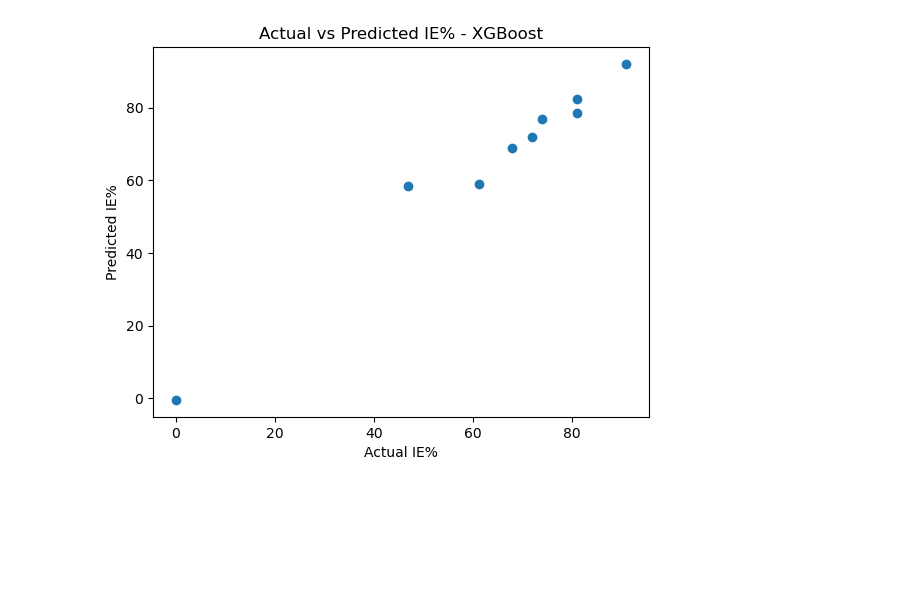
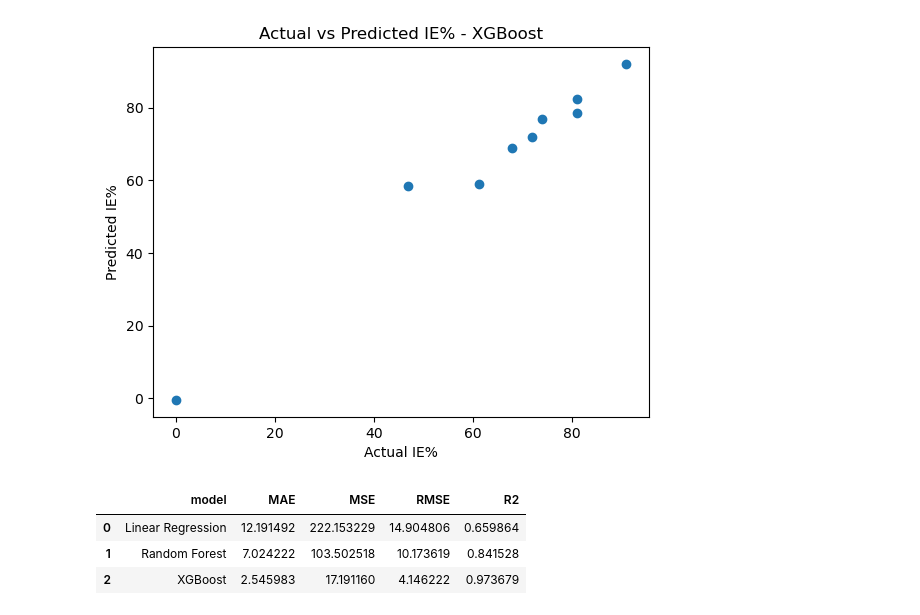
Before and after one commit to golafshani1985/ai-corrosion-quince, a Jupyter notebook: baseline_model.ipynb, the cells around one changed output. Cells and saved outputs as stored; diff of their text form; code cells hidden in the pictures; blank space fills up the shorter version.

Commit message:
Add reusable model evaluation function

```diff
--- a/baseline_model.ipynb
+++ b/baseline_model.ipynb
@@ -248,5 +245,5 @@ XGBRegressor(base_score=None, booster=None, callbacks=None,
 # %%
-pred=xgb.predict(X_test)
+pred_xgb=xgb.predict(X_test)
 # %%
 xgb.score(X_test,y_test)
 # %% [output]
@@ -271,3 +268,24 @@ plt.title("Actual vs Predicted IE% - XGBoost")
 plt.show()
 # %% [output]
 [figure]
+# %%
+def get_metrics(model_name,y_test,predictions):
+    return {'model':model_name,
+            'MAE':mean_absolute_error(y_test,predictions),
+            'MSE':mean_squared_error(y_test,predictions),
+            'RMSE':np.sqrt(mean_squared_error(y_test,predictions)),
+            'R2':r2_score(y_test,predictions)}
+# %%
+results=[]
+results.append(get_metrics('Linear Regression',y_test,pred_lm))
+results.append(get_metrics('Random Forest',y_test,pred_rf))
+results.append(get_metrics('XGBoost',y_test,pred_xgb))
+# %%
+results_df=pd.DataFrame(results)
+# %%
+results_df
+# %% [output]
+|  | model | MAE | MSE | RMSE | R2 |
+| 0 | Linear Regression | 12.191492 | 222.153229 | 14.904806 | 0.659864 |
+| 1 | Random Forest | 7.024222 | 103.502518 | 10.173619 | 0.841528 |
+| 2 | XGBoost | 2.545983 | 17.191160 | 4.146222 | 0.973679 |
```
Also changed, not shown: parts of 15 cells of this notebook, 1 other file.
